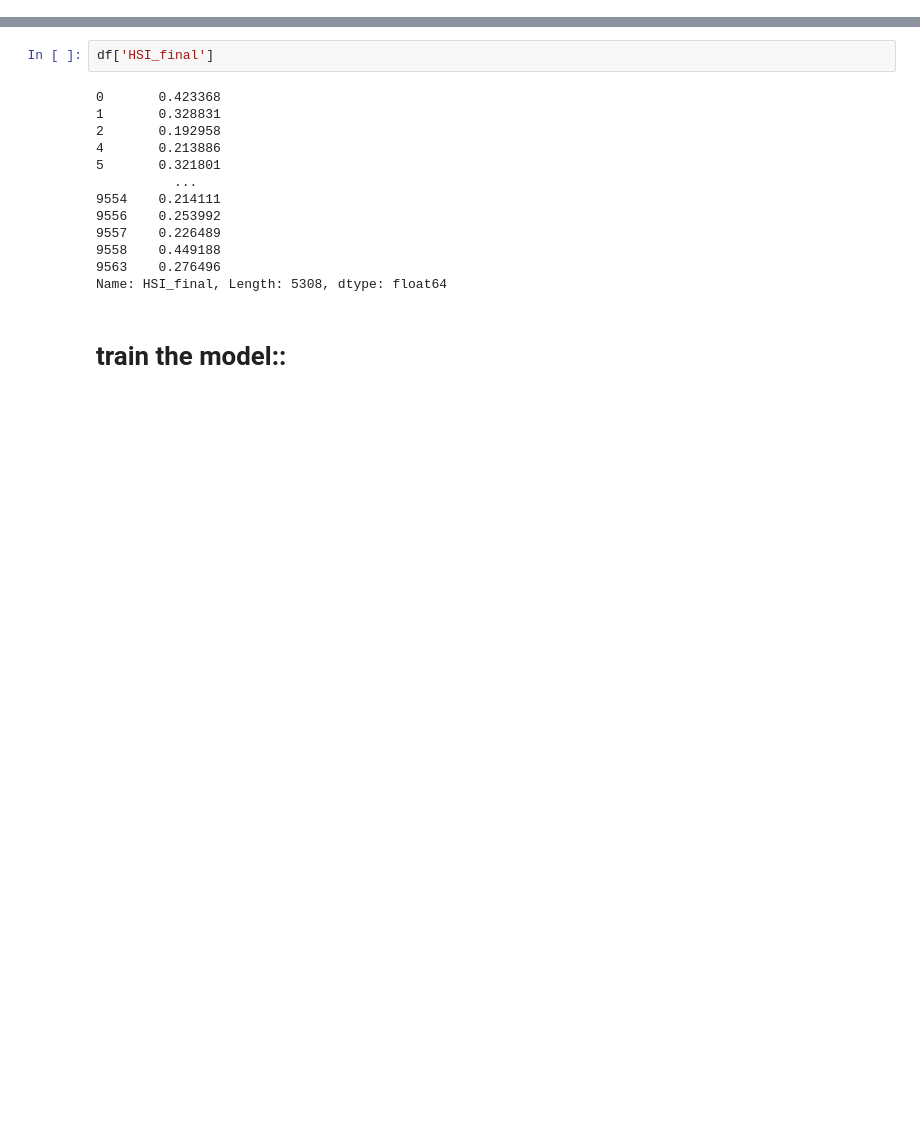
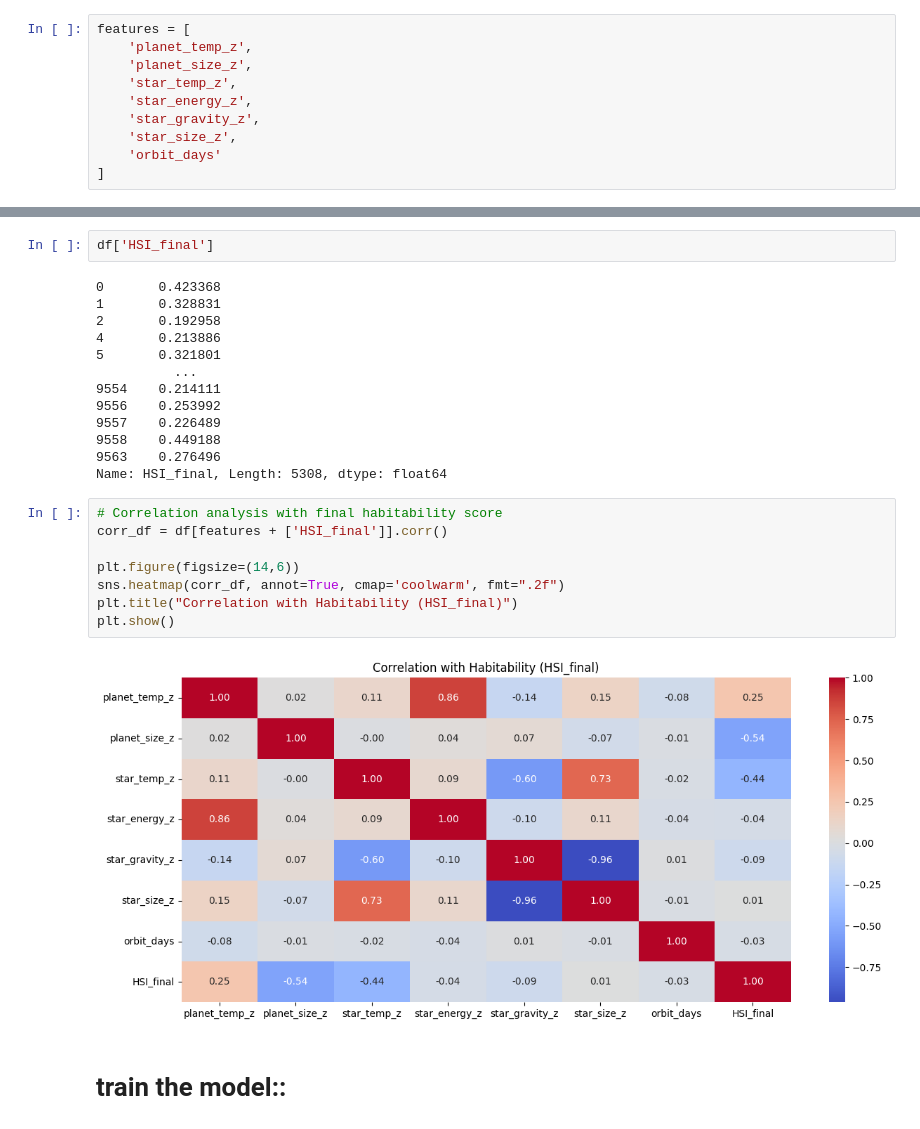
Before and after one commit to Khwa678/NASA-Exoplanetory, a Jupyter notebook: nasa-exoplanetory.ipynb, the cells around one changed output, grey strips where cells are left out. Saved outputs shown, nothing was run; the diff lists cells and outputs as text; blank space fills up the shorter version.

```diff
--- a/nasa-exoplanetory.ipynb
+++ b/nasa-exoplanetory.ipynb
@@ -653,0 +663,10 @@ df[['planet_temp_z', 'planet_size_z', 'star_temp_z', 'star_energy_z']] = scaler.
+# %%
+features = [
+    'planet_temp_z',
+    'planet_size_z',
+    'star_temp_z',
+    'star_energy_z',
+    'star_gravity_z',
+    'star_size_z',
+    'orbit_days'
+]
@@ -728,5 +767,15 @@ df['HSI_final']
 9558    0.449188
 9563    0.276496
 Name: HSI_final, Length: 5308, dtype: float64
+# %%
+# Correlation analysis with final habitability score
+corr_df = df[features + ['HSI_final']].corr()
+
+plt.figure(figsize=(14,6))
+sns.heatmap(corr_df, annot=True, cmap='coolwarm', fmt=".2f")
+plt.title("Correlation with Habitability (HSI_final)")
+plt.show()
+# %% [output]
+[figure, added]
 # %% [markdown]
 # train the model::
```
Also changed, not shown: parts of 53 cells of this notebook.
